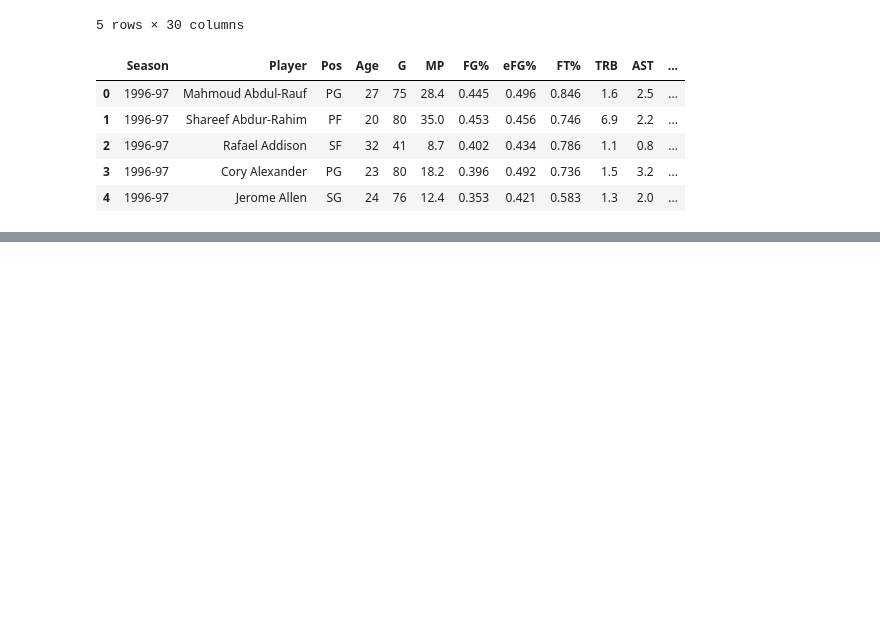
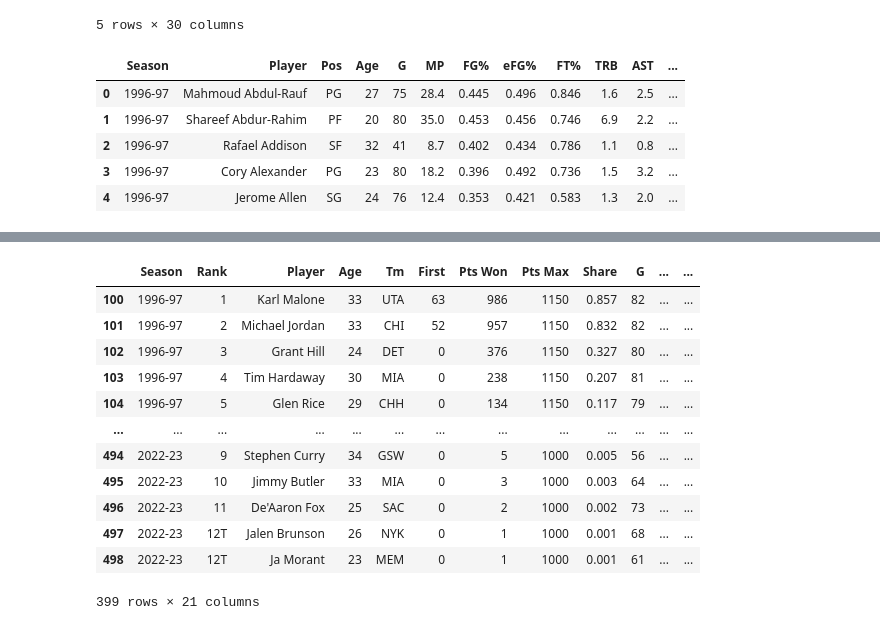
Before and after one commit to Hensonkk/Machine-Learning-NBA-MVP, a Jupyter notebook: NBA_data_preprocessing.ipynb, the cells around one changed output, grey strips where cells are left out. Saved outputs shown, nothing was run; the diff lists cells and outputs as text; code cells hidden in the pictures; blank space fills up the shorter version.

```diff
--- a/NBA_data_preprocessing.ipynb
+++ b/NBA_data_preprocessing.ipynb
@@ -60,0 +111,17 @@ nba_df2
+# %%
+mvp_candidates = mvp_candidates[mvp_candidates["Season"] >= "1996-97"]
+mvp_candidates
+# %% [output]
+|  | Season | Rank | Player | Age | Tm | First | Pts Won | Pts Max | Share | G | ... | ... |
+| 100 | 1996-97 | 1 | Karl Malone | 33 | UTA | 63 | 986 | 1150 | 0.857 | 82 | ... | ... |
+| 101 | 1996-97 | 2 | Michael Jordan | 33 | CHI | 52 | 957 | 1150 | 0.832 | 82 | ... | ... |
+| 102 | 1996-97 | 3 | Grant Hill | 24 | DET | 0 | 376 | 1150 | 0.327 | 80 | ... | ... |
+| 103 | 1996-97 | 4 | Tim Hardaway | 30 | MIA | 0 | 238 | 1150 | 0.207 | 81 | ... | ... |
+| 104 | 1996-97 | 5 | Glen Rice | 29 | CHH | 0 | 134 | 1150 | 0.117 | 79 | ... | ... |
+| ... | ... | ... | ... | ... | ... | ... | ... | ... | ... | ... | ... | ... |
+| 494 | 2022-23 | 9 | Stephen Curry | 34 | GSW | 0 | 5 | 1000 | 0.005 | 56 | ... | ... |
+| 495 | 2022-23 | 10 | Jimmy Butler | 33 | MIA | 0 | 3 | 1000 | 0.003 | 64 | ... | ... |
+| 496 | 2022-23 | 11 | De'Aaron Fox | 25 | SAC | 0 | 2 | 1000 | 0.002 | 73 | ... | ... |
+| 497 | 2022-23 | 12T | Jalen Brunson | 26 | NYK | 0 | 1 | 1000 | 0.001 | 68 | ... | ... |
+| 498 | 2022-23 | 12T | Ja Morant | 23 | MEM | 0 | 1 | 1000 | 0.001 | 61 | ... | ... |
+399 rows × 21 columns
```
Also changed, not shown: parts of 21 cells of this notebook, 4 other files.
